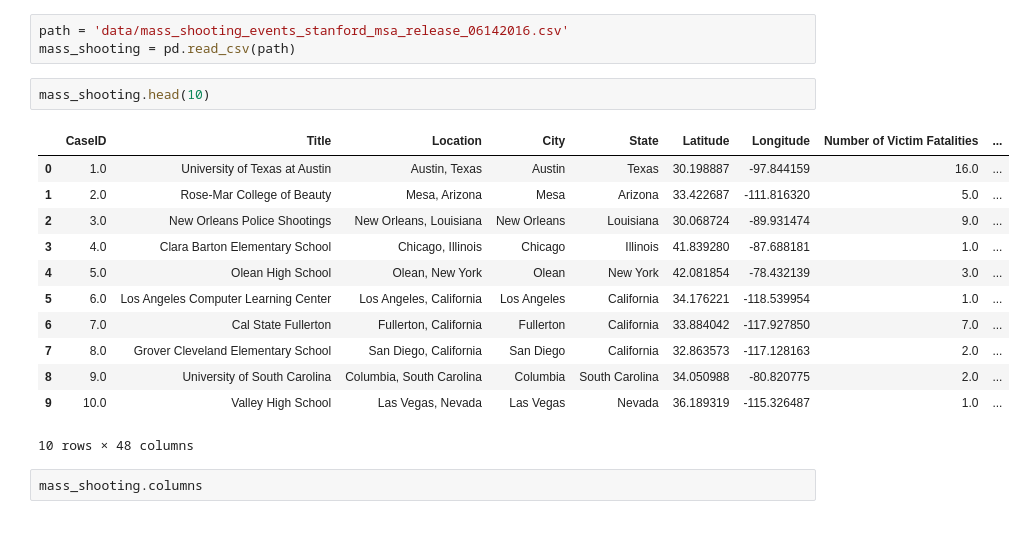
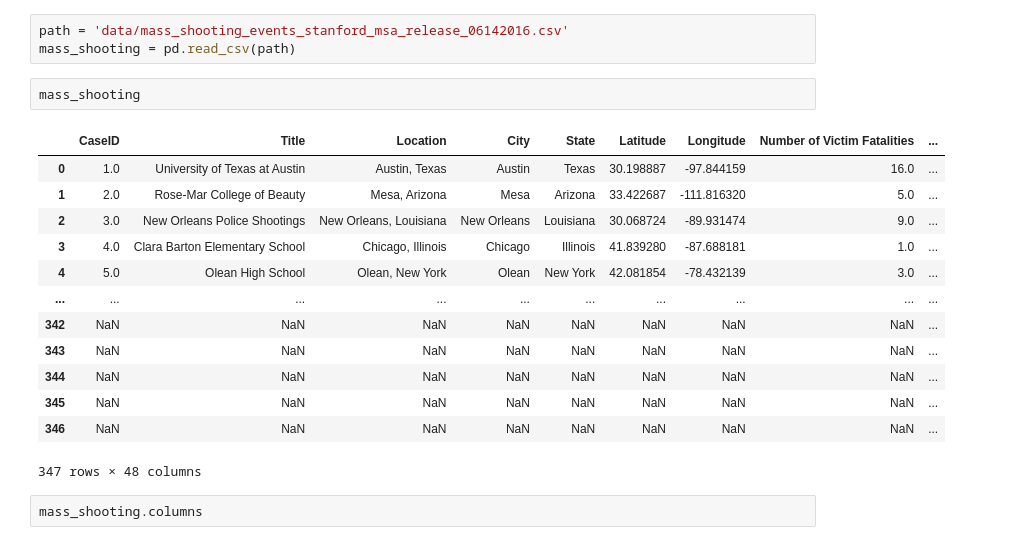
Before and after one commit to maproctor95/Mass-Shootings, a Jupyter notebook: project3_mass_shooting_stats.ipynb, the cells around one changed output. Cells and saved outputs as stored; diff of their text form.

```diff
--- a/project3_mass_shooting_stats.ipynb
+++ b/project3_mass_shooting_stats.ipynb
@@ -4,20 +4,21 @@ import pandas as pd
 path = 'data/mass_shooting_events_stanford_msa_release_06142016.csv'
 mass_shooting = pd.read_csv(path)
 # %%
-mass_shooting.head(10)
+mass_shooting
 # %% [output]
 |  | CaseID | Title | Location | City | State | Latitude | Longitude | Number of Victim Fatalities | ... |
 | 0 | 1.0 | University of Texas at Austin | Austin, Texas | Austin | Texas | 30.198887 | -97.844159 | 16.0 | ... |
 | 1 | 2.0 | Rose-Mar College of Beauty | Mesa, Arizona | Mesa | Arizona | 33.422687 | -111.816320 | 5.0 | ... |
 | 2 | 3.0 | New Orleans Police Shootings | New Orleans, Louisiana | New Orleans | Louisiana | 30.068724 | -89.931474 | 9.0 | ... |
 | 3 | 4.0 | Clara Barton Elementary School | Chicago, Illinois | Chicago | Illinois | 41.839280 | -87.688181 | 1.0 | ... |
 | 4 | 5.0 | Olean High School | Olean, New York | Olean | New York | 42.081854 | -78.432139 | 3.0 | ... |
-| 5 | 6.0 | Los Angeles Computer Learning Center | Los Angeles, California | Los Angeles | California | 34.176221 | -118.539954 | 1.0 | ... |
-| 6 | 7.0 | Cal State Fullerton | Fullerton, California | Fullerton | California | 33.884042 | -117.927850 | 7.0 | ... |
-| 7 | 8.0 | Grover Cleveland Elementary School | San Diego, California | San Diego | California | 32.863573 | -117.128163 | 2.0 | ... |
-| 8 | 9.0 | University of South Carolina | Columbia, South Carolina | Columbia | South Carolina | 34.050988 | -80.820775 | 2.0 | ... |
-| 9 | 10.0 | Valley High School | Las Vegas, Nevada | Las Vegas | Nevada | 36.189319 | -115.326487 | 1.0 | ... |
+| ... | ... | ... | ... | ... | ... | ... | ... | ... | ... |
+| 342 | NaN | NaN | NaN | NaN | NaN | NaN | NaN | NaN | ... |
+| 343 | NaN | NaN | NaN | NaN | NaN | NaN | NaN | NaN | ... |
+| 344 | NaN | NaN | NaN | NaN | NaN | NaN | NaN | NaN | ... |
+| 345 | NaN | NaN | NaN | NaN | NaN | NaN | NaN | NaN | ... |
+| 346 | NaN | NaN | NaN | NaN | NaN | NaN | NaN | NaN | ... |
-10 rows × 48 columns
+347 rows × 48 columns
 # %%
 mass_shooting.columns
 # %% [output]
```
Also changed, not shown: parts of 11 cells of this notebook, 2 other files.
